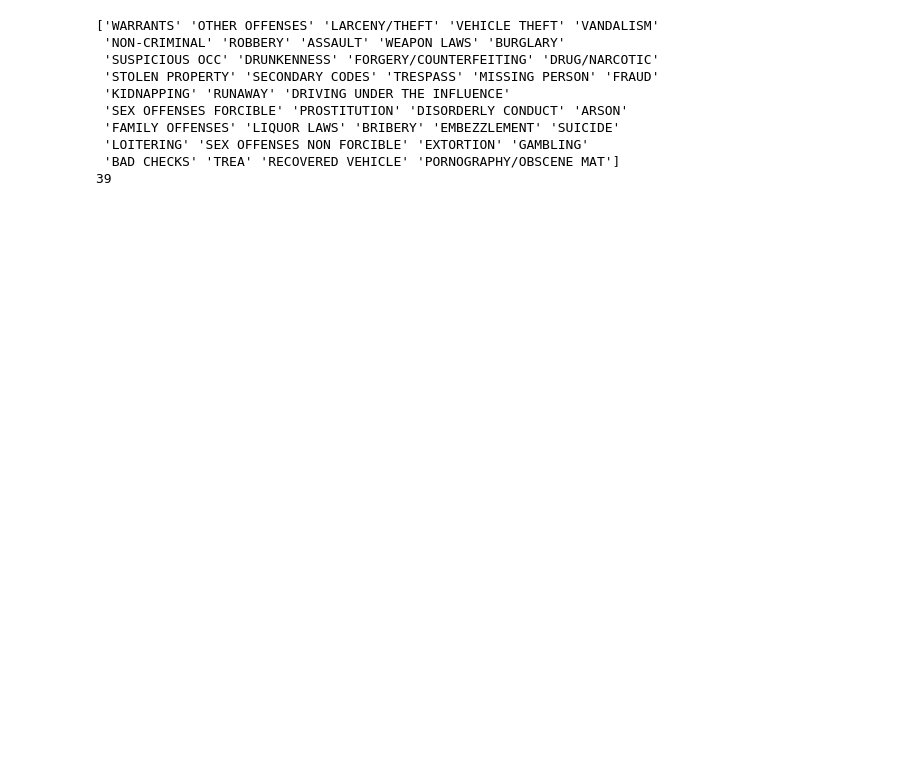
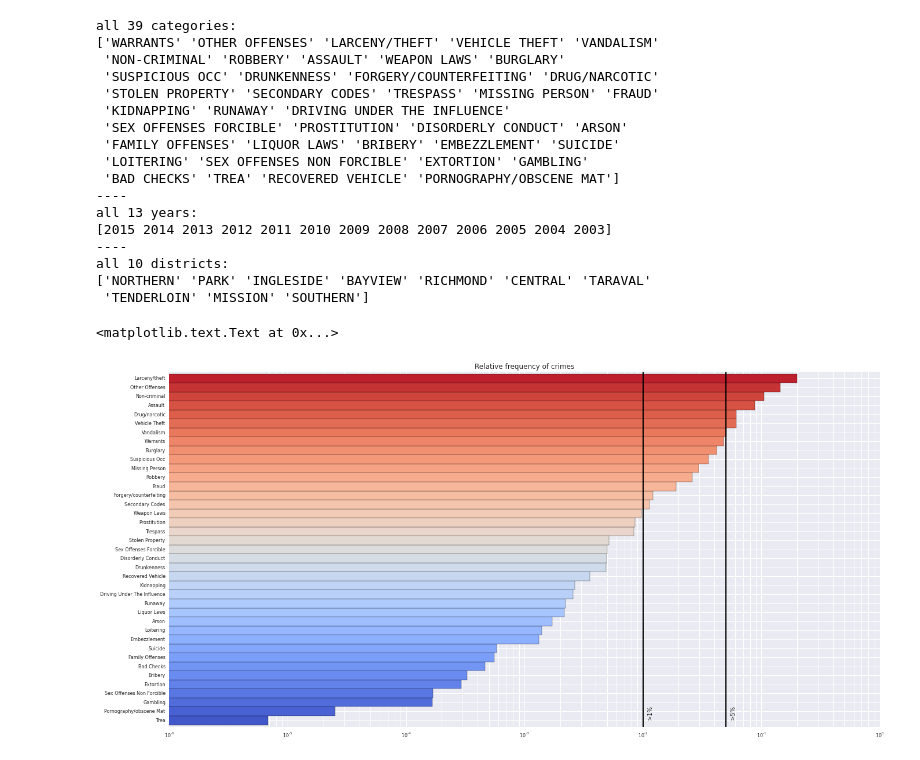
Before and after one commit to sflender/crime, a Jupyter notebook: crime.ipynb, the cells around one changed output. Cells and saved outputs as stored; diff of their text form; code cells hidden in the pictures; blank space fills up the shorter version.

```diff
--- a/crime.ipynb
+++ b/crime.ipynb
@@ -77,10 +83,19 @@ train.head(5)
 | 4 | 2015-05-13 23:30:00 | LARCENY/THEFT | GRAND THEFT FROM LOCKED AUTO | Wednesday | PARK | NONE | 100 Block of BRODERICK ST | -122.438738 | 37.771541 | 2015 | ... |
 # %%
 # list all possible categories - that's the target variable
-
+Ncat=len(pd.unique(train.Category.ravel()))
+print "all "+str(Ncat)+" categories:"
 print pd.unique(train.Category.ravel())
-print len(pd.unique(train.Category.ravel()))
+print '----'
+Nyears=len(pd.unique(train.year.ravel()))
+print "all "+str(Nyears)+" years:"
+print pd.unique(train.year.ravel())
+print '----'
+Ndist=len(pd.unique(train.PdDistrict.ravel()))
+print "all "+str(Ndist)+" districts:"
+print pd.unique(train.PdDistrict.ravel())
 # %% [output]
+all 39 categories:
 ['WARRANTS' 'OTHER OFFENSES' 'LARCENY/THEFT' 'VEHICLE THEFT' 'VANDALISM'
  'NON-CRIMINAL' 'ROBBERY' 'ASSAULT' 'WEAPON LAWS' 'BURGLARY'
  'SUSPICIOUS OCC' 'DRUNKENNESS' 'FORGERY/COUNTERFEITING' 'DRUG/NARCOTIC'
@@ -90,4 +105,38 @@ print len(pd.unique(train.Category.ravel()))
  'FAMILY OFFENSES' 'LIQUOR LAWS' 'BRIBERY' 'EMBEZZLEMENT' 'SUICIDE'
  'LOITERING' 'SEX OFFENSES NON FORCIBLE' 'EXTORTION' 'GAMBLING'
  'BAD CHECKS' 'TREA' 'RECOVERED VEHICLE' 'PORNOGRAPHY/OBSCENE MAT']
-39
+----
+all 13 years:
+[2015 2014 2013 2012 2011 2010 2009 2008 2007 2006 2005 2004 2003]
+----
+all 10 districts:
+['NORTHERN' 'PARK' 'INGLESIDE' 'BAYVIEW' 'RICHMOND' 'CENTRAL' 'TARAVAL'
+ 'TENDERLOIN' 'MISSION' 'SOUTHERN']
+# %%
+# what are the most recored crimes?
+
+column='Category'
+by_col = train.groupby(column)
+cf = by_col.size()
+cf.index = cf.index.map(string.capwords)
+cf.sort(ascending=True, inplace=True)
+Ntot=sum(cf)
+cf/=Ntot
+
+figure(figsize=(22,11),dpi=500)
+cf.plot(kind='barh',
+        title='Relative frequency of crimes',
+        fontsize=8,
+        stacked=False,
+        width=1,
+        color=sns.color_palette('coolwarm', Ncat)
+        )
+#grid()
+xscale('log',nonposx='clip')
+plt.axvline(x=0.05, ymin=0.0, ymax = 1, linewidth=2, color='k')
+plt.text(0.055,1,'>5%',rotation=90)
+plt.axvline(x=0.01, ymin=0.0, ymax = 1, linewidth=2, color='k')
+plt.text(0.011,1,'>1%',rotation=90)
+# %% [output]
+<matplotlib.text.Text at 0x...>
+[figure, added]
```
Also changed, not shown: parts of 5 cells of this notebook.
